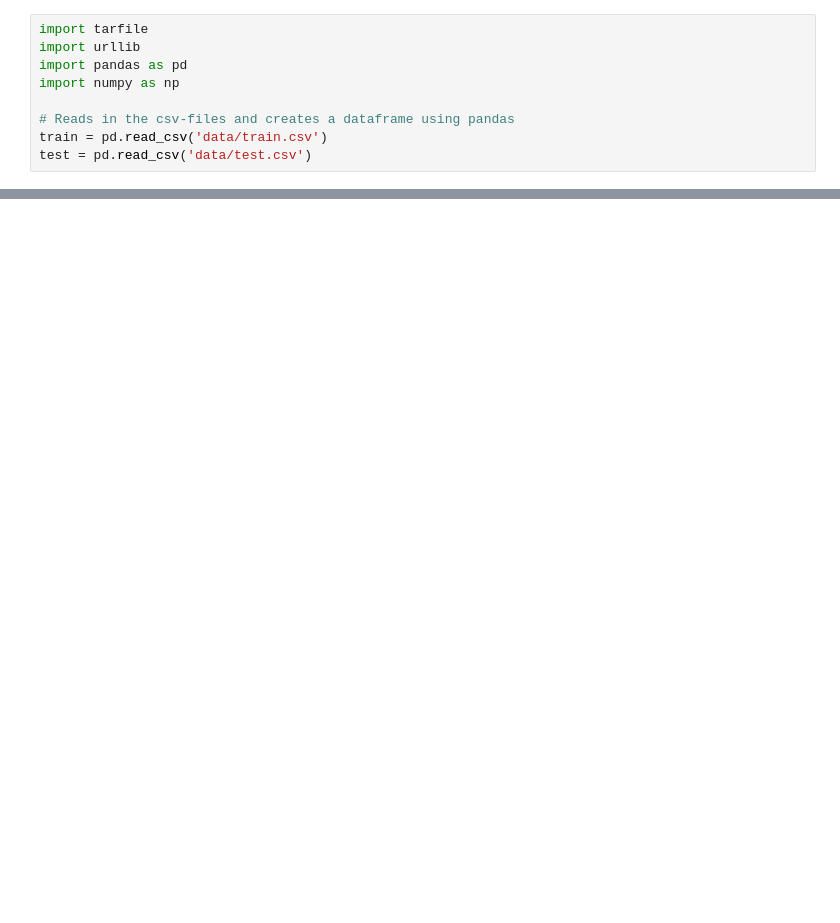
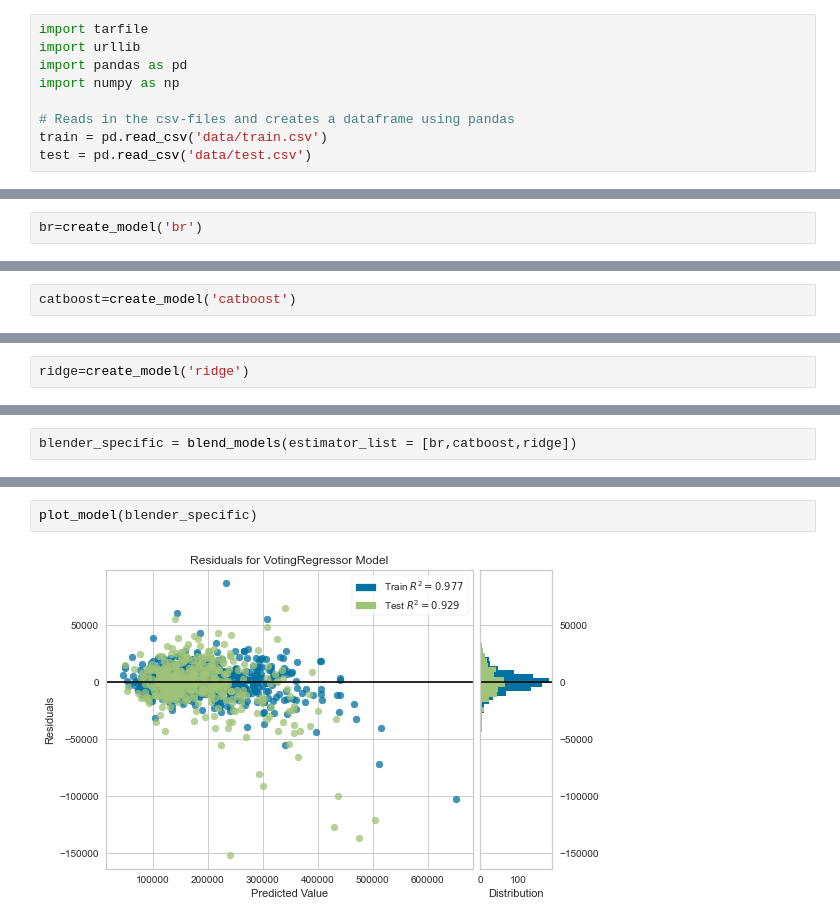
Before and after one commit to JacopoFidelio/ML-Group-8, a Jupyter notebook: PyCaret Test.ipynb, the cells around one changed output, grey strips where cells are left out. Cells and saved outputs as stored; diff of their text form; blank space fills up the shorter version.

Commit message:
Optimize the model

```diff
--- a/PyCaret Test.ipynb
+++ b/PyCaret Test.ipynb
@@ -74,0 +123,2 @@ Transformation Pipeline and Model Successfully Saved
+# %%
+br=create_model('br')
@@ -74,0 +139,2 @@ Transformation Pipeline and Model Successfully Saved
+# %%
+catboost=create_model('catboost')
@@ -74,0 +155,2 @@ Transformation Pipeline and Model Successfully Saved
+# %%
+ridge=create_model('ridge')
@@ -74,0 +219,2 @@ Transformation Pipeline and Model Successfully Saved
+# %%
+blender_specific = blend_models(estimator_list = [br,catboost,ridge])
@@ -74,0 +255,4 @@ Transformation Pipeline and Model Successfully Saved
+# %%
+plot_model(blender_specific)
+# %% [output]
+[figure, added]
```
Also changed, not shown: parts of 26 cells of this notebook, 8 other files.
